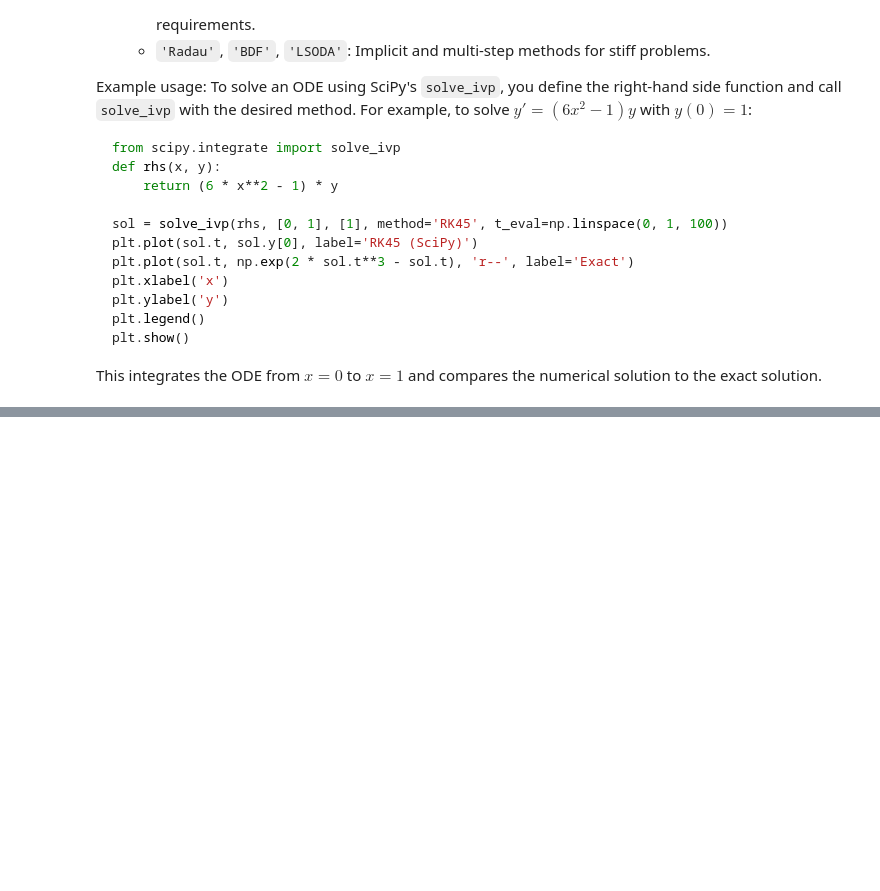
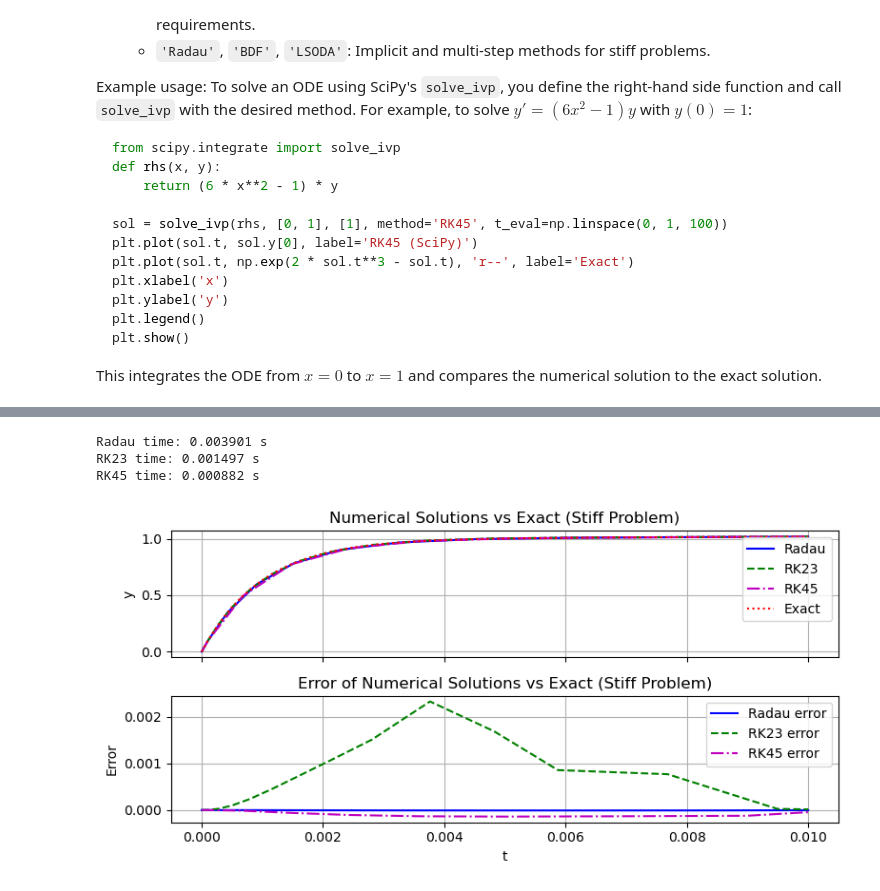
Before and after one commit to galendal/MAT160, a Jupyter notebook: ODE.ipynb, the cells around one changed output, grey strips where cells are left out. Saved outputs shown, nothing was run; the diff lists cells and outputs as text; code cells hidden in the pictures; blank space fills up the shorter version.

```diff
--- a/ODE.ipynb
+++ b/ODE.ipynb
@@ -643,0 +978,74 @@ This integrates the ODE from $x=0$ to $x=1$ and compares the numerical solution
+# %%
+from scipy.integrate import solve_ivp
+import numpy as np
+import time
+
+import matplotlib.pyplot as plt
+
+# Define the RHS with parameters as arguments
+def stiff_rhs(t, y, k1, k2, k3): # Stiff ODE RHS, notice t is first argument, and parameters follow.
+    return -k1 * y + k2 - k3 * np.exp(-t)
+
+# Parameters
+k1 = 1000
+k2 = 3000
+k3 = 2000
+
+# Initial condition and time span
+y0 = [0]
+t_span = (0, 0.01)
+t_eval = np.linspace(t_span[0], t_span[1], 100)
+
+start_radau = time.time()
+sol = solve_ivp(stiff_rhs, t_span, y0, args=(k1, k2, k3), method='Radau', t_eval=t_eval)
+end_radau = time.time()
+
+start_rk23 = time.time()
+solRK23 = solve_ivp(stiff_rhs, t_span, y0, args=(k1, k2, k3), method='RK23', t_eval=t_eval)
+end_rk23 = time.time()
+
+start_rk45 = time.time()
+solRK45 = solve_ivp(stiff_rhs, t_span, y0, args=(k1, k2, k3), method='RK45', t_eval=t_eval)
+end_rk45 = time.time()
+
+print(f"Radau time: {end_radau - start_radau:.6f} s")
+print(f"RK23 time: {end_rk23 - start_rk23:.6f} s")
+print(f"RK45 time: {end_rk45 - start_rk45:.6f} s")
+sol = solve_ivp(stiff_rhs, t_span, y0, args=(k1, k2, k3), method='Radau')#, t_eval=t_eval) # Radau is suitable for stiff problems
+solRK23 = solve_ivp(stiff_rhs, t_span, y0, args=(k1, k2, k3), method='RK23')#, t_eval=t_eval) # RK23 is not suitable for stiff problems
+solRK45 = solve_ivp(stiff_rhs, t_span, y0, args=(k1, k2, k3), method='RK45')#, t_eval=t_eval) # RK45 is not suitable for stiff problems
+
+# Analytical solution for comparison
+def exact_sol(t):
+    return 3 - 0.998 * np.exp(-1000 * t) - 2.002 * np.exp(-t)
+
+
+fig, axs = plt.subplots(2, 1, figsize=(8, 4), sharex=True)
+
+# Top plot: solution
+axs[0].plot(sol.t, sol.y[0], 'b-', label='Radau')
+axs[0].plot(solRK23.t, solRK23.y[0], 'g--', label='RK23')
+axs[0].plot(solRK45.t, solRK45.y[0], 'm-.', label='RK45')
+axs[0].plot(t_eval, exact_sol(t_eval), 'r:', label='Exact')
+axs[0].set_ylabel('y')
+axs[0].set_title('Numerical Solutions vs Exact (Stiff Problem)')
+axs[0].legend()
+axs[0].grid(True)
+
+# Bottom plot: error
+axs[1].plot(sol.t, sol.y[0] - exact_sol(sol.t), 'b-', label='Radau error')
+axs[1].plot(solRK23.t, solRK23.y[0] - exact_sol(solRK23.t), 'g--', label='RK23 error')
+axs[1].plot(solRK45.t, solRK45.y[0] - exact_sol(solRK45.t), 'm-.', label='RK45 error')
+axs[1].set_xlabel('t')
+axs[1].set_ylabel('Error')
+axs[1].set_title('Error of Numerical Solutions vs Exact (Stiff Problem)')
+axs[1].legend()
+axs[1].grid(True)
+
+plt.tight_layout()
+plt.show()
+# %% [output]
+Radau time: 0.003901 s
+RK23 time: 0.001497 s
+RK45 time: 0.000882 s
+[figure, added]
```
Also changed, not shown: parts of 11 cells of this notebook, 2 other files.
